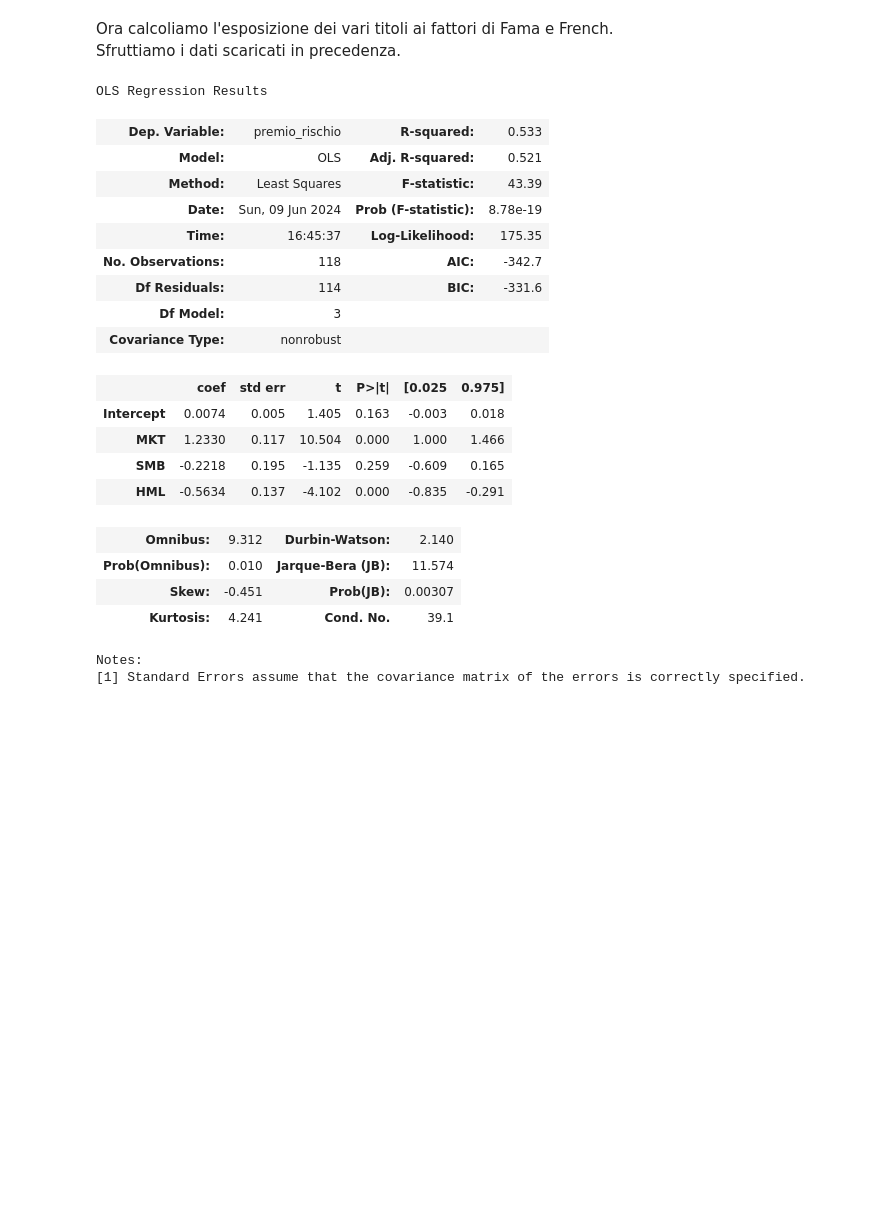
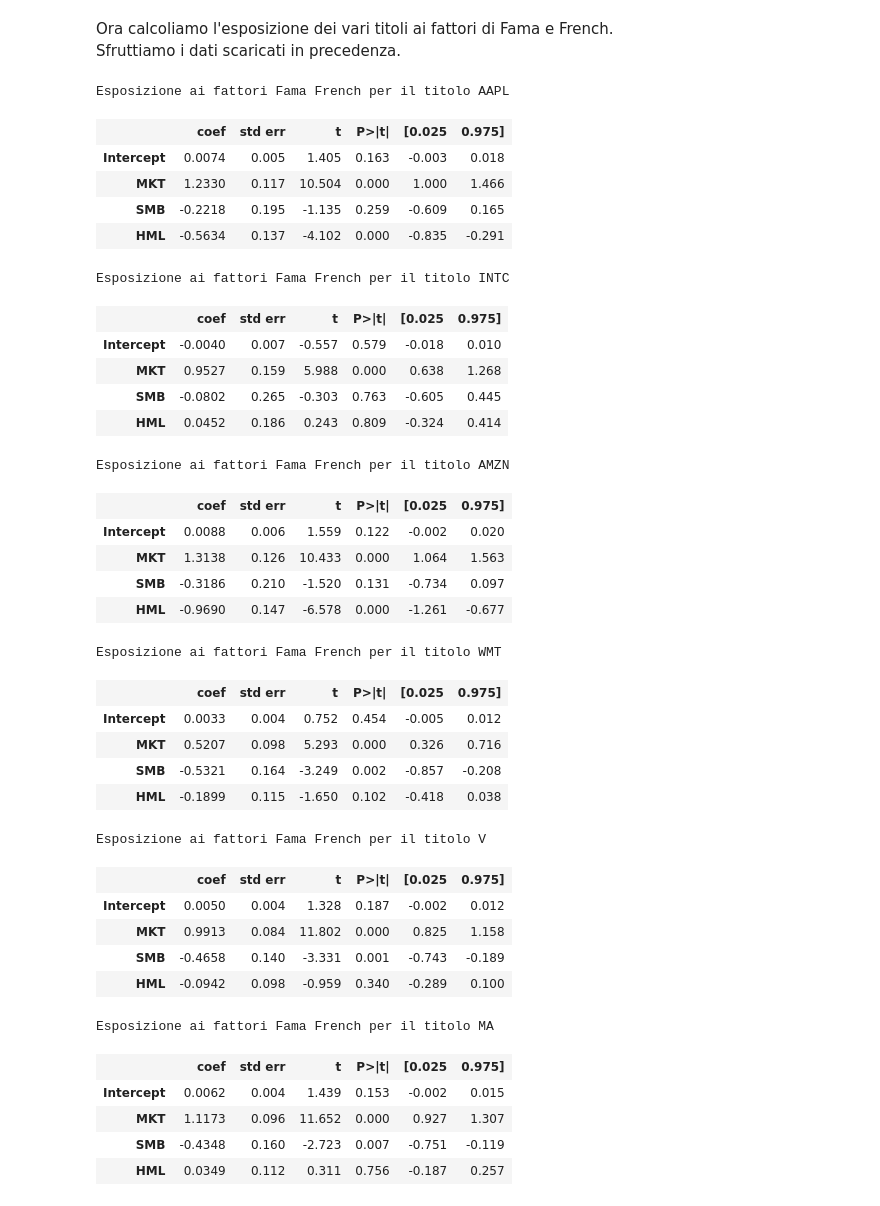
Before and after one commit to Pynci/business-intelligence, a Jupyter notebook: progetto/progetto.ipynb, the cells around one changed output. Drawn from its saved outputs; the diff is of its cells as text; code cells hidden in the pictures; blank space fills up the shorter version.

```diff
--- a/progetto/progetto.ipynb
+++ b/progetto/progetto.ipynb
@@ -766,7 +766,10 @@ def regressione_OLS(ticker, dati_mensili_titoli, dati_mensili_mercato, colore='b
     plt.ylabel('Rendimento netto mensile del titolo')
     plt.show()
 
-    display(results.summary())
+    html_output = '<h4>Esposizione al rischio di mercato per il titolo ' + f'{ticker}</h4>'
+    html_output += results.summary().tables[1].as_html()
+    html_output += '<br><br>'
+    display_html(html_output, raw=True)
 
     return results.params['const'], results.params['Premio di mercato'], results.tvalues['const']
 
@@ -937,45 +920,70 @@ Name: Rendimento atteso annuo, dtype: float64
 Ora calcoliamo l'esposizione dei vari titoli ai fattori di Fama e French. <br>
 Sfruttiamo i dati scaricati in precedenza.
 # %%
+from IPython.display import display_html
+
 def regressione_fama_french(ticker, dati_mensili_titoli, dati_fama_french):
     # Step 1: Pulire i dati
     dati_mensili_titoli = dati_mensili_titoli.dropna()
     dati_fama_french = dati_fama_french.dropna()
     dati_fama_french = dati_fama_french.rename(columns={'Mkt-RF': 'MKT'})
 
     # Step 2: Unire i dati basandosi sulle date
     merged_data = dati_mensili_titoli.join(dati_fama_french)
     merged_data.rename(columns={'Premio di rischio': 'premio_rischio'}, inplace=True)
 
     # Step 3: Filtrare i dati per il ticker specificato
     dati = merged_data.loc[ticker]
 
     results = smf.ols(formula = 'premio_rischio ~ MKT + SMB + HML', data = dati).fit()
-    display(results.summary())
+
+    html_output = '<h4>Esposizione ai fattori Fama French per il titolo ' + f'{ticker}</h4>'
+    html_output += results.summary().tables[1].as_html()
+    html_output += '<br><br>'
+    display_html(html_output, raw=True)
 
     # Restituire i coefficienti del modello e i valori t
     return results.params, results.tvalues
 
-params, tvalues = regressione_fama_french('AAPL', dati_mensili_titoli, fama_french_mensile)
+parametri_fama_french = []
+valori_t = []
+
+for ticker in tickers:
+    regressione_fama_french(ticker, dati_mensili_titoli, fama_french_mensile)
 # %% [output]
-OLS Regression Results
+Esposizione ai fattori Fama French per il titolo AAPL
-| Dep. Variable: | premio_rischio | R-squared: | 0.533 |
-| Model: | OLS | Adj. R-squared: | 0.521 |
-| Method: | Least Squares | F-statistic: | 43.39 |
-| Date: | Sun, 09 Jun 2024 | Prob (F-statistic): | 8.78e-19 |
-| Time: | 16:45:37 | Log-Likelihood: | 175.35 |
-| No. Observations: | 118 | AIC: | -342.7 |
-| Df Residuals: | 114 | BIC: | -331.6 |
-| Df Model: | 3 |  |  |
-| Covariance Type: | nonrobust |  |  |
+|  | coef | std err | t | P>|t| | [0.025 | 0.975] |
+| Intercept | 0.0074 | 0.005 | 1.405 | 0.163 | -0.003 | 0.018 |
+| MKT | 1.2330 | 0.117 | 10.504 | 0.000 | 1.000 | 1.466 |
+| SMB | -0.2218 | 0.195 | -1.135 | 0.259 | -0.609 | 0.165 |
+| HML | -0.5634 | 0.137 | -4.102 | 0.000 | -0.835 | -0.291 |
+Esposizione ai fattori Fama French per il titolo INTC
 |  | coef | std err | t | P>|t| | [0.025 | 0.975] |
-| Intercept | 0.0074 | 0.005 | 1.405 | 0.163 | -0.003 | 0.018 |
-| MKT | 1.2330 | 0.117 | 10.504 | 0.000 | 1.000 | 1.466 |
-| SMB | -0.2218 | 0.195 | -1.135 | 0.259 | -0.609 | 0.165 |
-| HML | -0.5634 | 0.137 | -4.102 | 0.000 | -0.835 | -0.291 |
+| Intercept | -0.0040 | 0.007 | -0.557 | 0.579 | -0.018 | 0.010 |
+| MKT | 0.9527 | 0.159 | 5.988 | 0.000 | 0.638 | 1.268 |
+| SMB | -0.0802 | 0.265 | -0.303 | 0.763 | -0.605 | 0.445 |
+| HML | 0.0452 | 0.186 | 0.243 | 0.809 | -0.324 | 0.414 |
+Esposizione ai fattori Fama French per il titolo AMZN
-| Omnibus: | 9.312 | Durbin-Watson: | 2.140 |
-| Prob(Omnibus): | 0.010 | Jarque-Bera (JB): | 11.574 |
-| Skew: | -0.451 | Prob(JB): | 0.00307 |
-| Kurtosis: | 4.241 | Cond. No. | 39.1 |
+|  | coef | std err | t | P>|t| | [0.025 | 0.975] |
+| Intercept | 0.0088 | 0.006 | 1.559 | 0.122 | -0.002 | 0.020 |
+| MKT | 1.3138 | 0.126 | 10.433 | 0.000 | 1.064 | 1.563 |
+| SMB | -0.3186 | 0.210 | -1.520 | 0.131 | -0.734 | 0.097 |
+| HML | -0.9690 | 0.147 | -6.578 | 0.000 | -1.261 | -0.677 |
-Notes:
-[1] Standard Errors assume that the covariance matrix of the errors is correctly specified.
+Esposizione ai fattori Fama French per il titolo WMT
+|  | coef | std err | t | P>|t| | [0.025 | 0.975] |
+| Intercept | 0.0033 | 0.004 | 0.752 | 0.454 | -0.005 | 0.012 |
+| MKT | 0.5207 | 0.098 | 5.293 | 0.000 | 0.326 | 0.716 |
+| SMB | -0.5321 | 0.164 | -3.249 | 0.002 | -0.857 | -0.208 |
+| HML | -0.1899 | 0.115 | -1.650 | 0.102 | -0.418 | 0.038 |
+Esposizione ai fattori Fama French per il titolo V
+|  | coef | std err | t | P>|t| | [0.025 | 0.975] |
+| Intercept | 0.0050 | 0.004 | 1.328 | 0.187 | -0.002 | 0.012 |
+| MKT | 0.9913 | 0.084 | 11.802 | 0.000 | 0.825 | 1.158 |
+| SMB | -0.4658 | 0.140 | -3.331 | 0.001 | -0.743 | -0.189 |
+| HML | -0.0942 | 0.098 | -0.959 | 0.340 | -0.289 | 0.100 |
+Esposizione ai fattori Fama French per il titolo MA
+|  | coef | std err | t | P>|t| | [0.025 | 0.975] |
+| Intercept | 0.0062 | 0.004 | 1.439 | 0.153 | -0.002 | 0.015 |
+| MKT | 1.1173 | 0.096 | 11.652 | 0.000 | 0.927 | 1.307 |
+| SMB | -0.4348 | 0.160 | -2.723 | 0.007 | -0.751 | -0.119 |
+| HML | 0.0349 | 0.112 | 0.311 | 0.756 | -0.187 | 0.257 |
```
Also changed, not shown: parts of 1 cell of this notebook.
